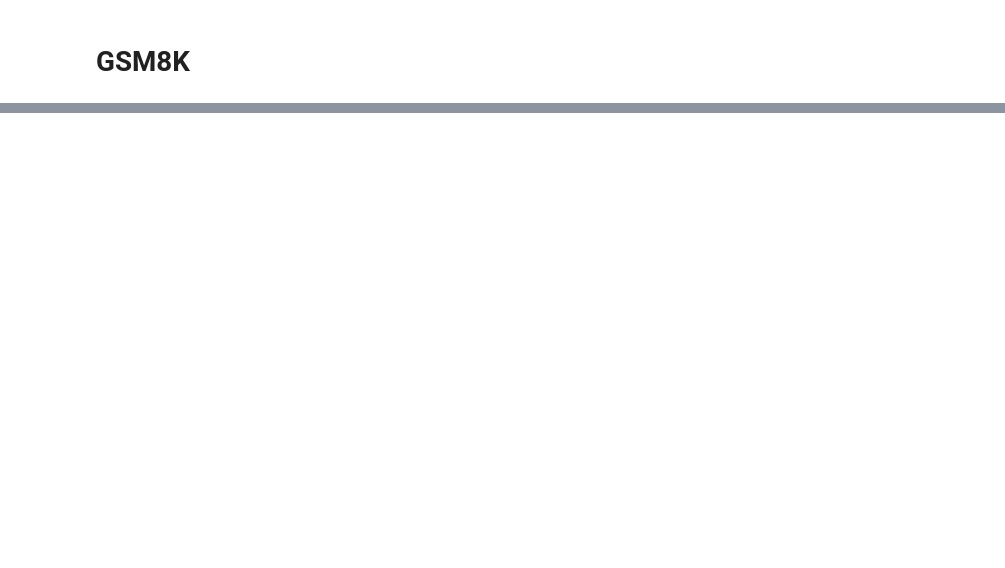
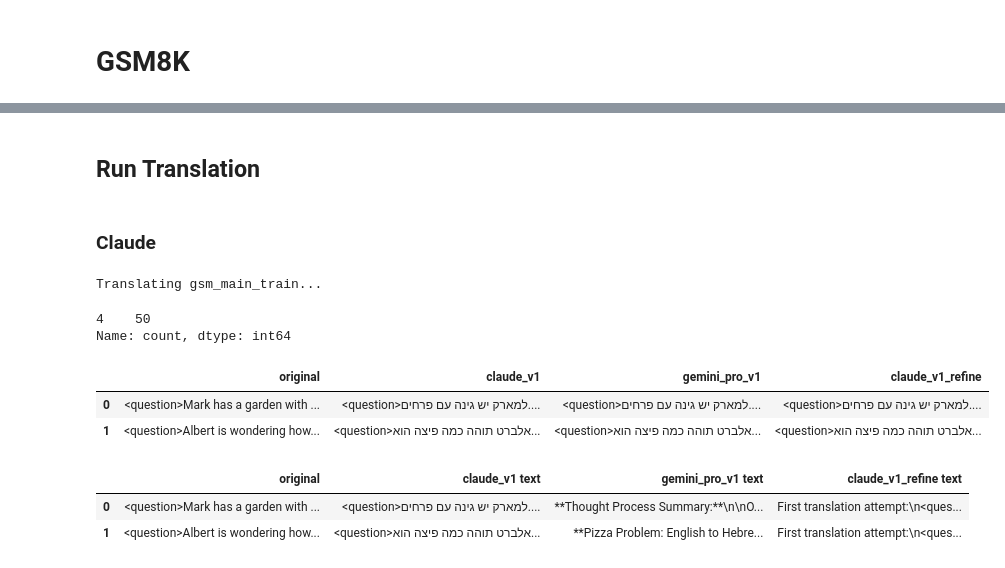
Before and after one commit to sarelWeinberger/qwen-hebrew-finetuning, a Jupyter notebook: translation/translate_funcs.ipynb, the cells around one changed output, grey strips where cells are left out. Saved outputs shown, nothing was run; the diff lists cells and outputs as text; code cells hidden in the pictures; blank space fills up the shorter version.

Commit message:
Added parsering for more benchmarks, added gsm prompts

```diff
--- a/translation/translate_funcs.ipynb
+++ b/translation/translate_funcs.ipynb
@@ -283,0 +245,7 @@ Hebrew:
+# %%
+gsm_dataset = gsm8k.get_gsm8k_datasets()
+gsm_dataset['gsm8k_train'] = gsm_dataset['gsm8k_train'].skip(5).take(50)
+gsm_file_name = 'compare_csv/gsm8k_main_train_top_50.csv'
+
+print(gsm_file_name)
+gsm_dataset
@@ -283,0 +274,19 @@ Hebrew:
+# %% [markdown]
+## Run Translation
+# %% [markdown]
+### Claude
+# %%
+exp_name = 'claude_v1_refine'
+
+hebrew_datasets, text_output = claude_translation(
+    bedrock_client,
+    gsm_dataset,
+    gsm_prompts.GSM_INSTRUCT_CLAUDE_REFINE_V1,
+    gsm_prompts.GSM_FEW_SHOTS,
+    # gsm_prompts.GSM_FORMAT,
+    gsm_prompts.GSM_FORMAT_REFINE,
+    gsm8k.gsm8k_sample_to_dict,
+    gsm8k.gsm8k_dict_to_sample,
+)
+# %% [output]
+Translating gsm_main_train...
@@ -283,0 +298,20 @@ Hebrew:
+# %%
+pd.Series([len_mat(i) for i in text_output['gsm8k_train']]).value_counts()
+# %% [output]
+4    50
+Name: count, dtype: int64
+# %%
+df = add_dataset_to_csv(gsm_file_name, exp_name, hebrew_datasets['gsm8k_train'], gsm8k.gsm8k_sample_to_dict)
+df.head(2)
+# %% [output]
+|  | original | claude_v1 | gemini_pro_v1 | claude_v1_refine |
+| 0 | <question>Mark has a garden with ... | <question>למארק יש גינה עם פרחים.... | <question>למארק יש גינה עם פרחים.... | <question>למארק יש גינה עם פרחים.... |
+| 1 | <question>Albert is wondering how... | <question>אלברט תוהה כמה פיצה הוא... | <question>אלברט תוהה כמה פיצה הוא... | <question>אלברט תוהה כמה פיצה הוא... |
+# %%
+text_df[exp_name + ' text'] = text_output['gsm8k_train']
+text_df.to_csv(gsm_file_name[:-4] + '-text.csv', index=False)
+text_df.head(2)
+# %% [output]
+|  | original | claude_v1 text | gemini_pro_v1 text | claude_v1_refine text |
+| 0 | <question>Mark has a garden with ... | <question>למארק יש גינה עם פרחים.... | **Thought Process Summary:**\n\nO... | First translation attempt:\n<ques... |
+| 1 | <question>Albert is wondering how... | <question>אלברט תוהה כמה פיצה הוא... | **Pizza Problem: English to Hebre... | First translation attempt:\n<ques... |
```
Also changed, not shown: parts of 52 cells of this notebook, 17 other files.
